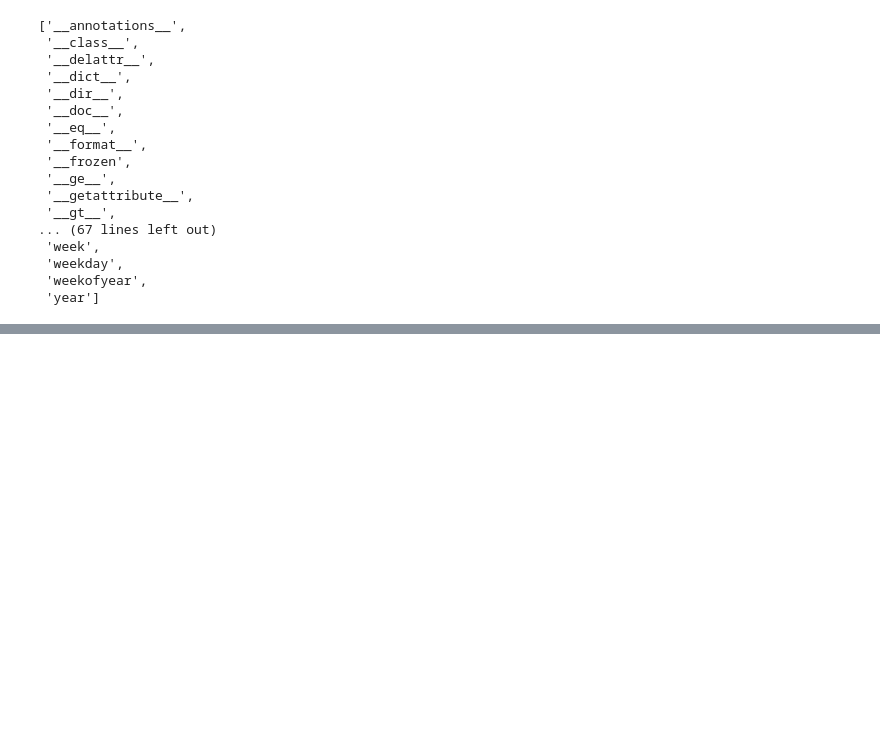
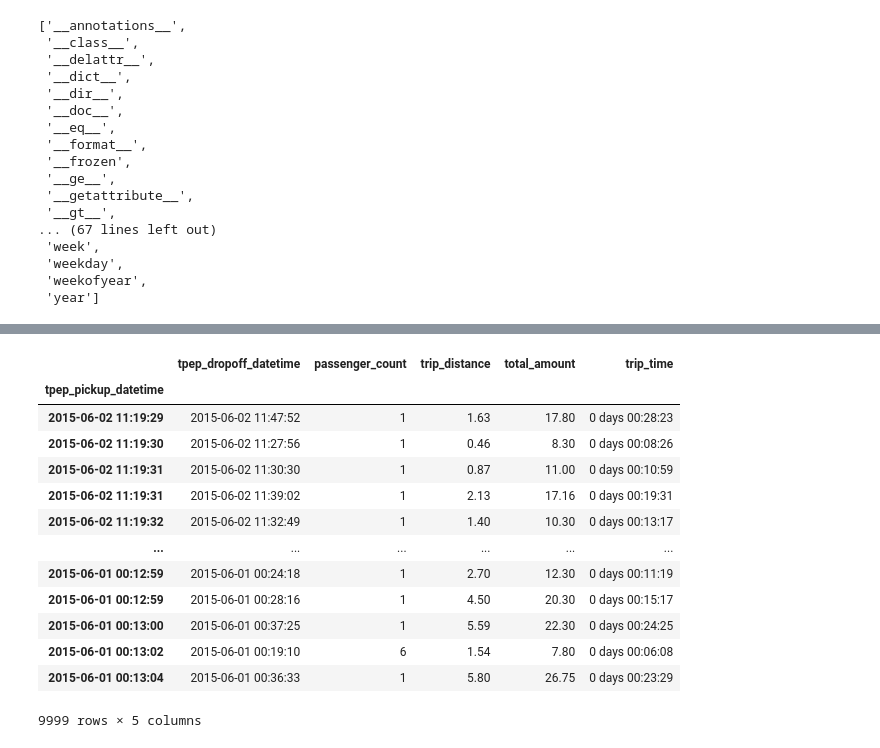
Before and after one commit to Su5rm/geekle-2021-april-9, a Jupyter notebook: Geekle - 2021-april-9.ipynb, the cells around one changed output, grey strips where cells are left out. Drawn from its saved outputs; the diff is of its cells as text; code cells hidden in the pictures; blank space fills up the shorter version.

```diff
--- a/Geekle - 2021-april-9.ipynb
+++ b/Geekle - 2021-april-9.ipynb
@@ -341,0 +351,17 @@ dir(df['tpep_dropoff_datetime'].dt)
+# %%
+df.set_index('tpep_pickup_datetime')
+# %% [output]
+|  | tpep_dropoff_datetime | passenger_count | trip_distance | total_amount | trip_time |
+| tpep_pickup_datetime |  |  |  |  |  |
+| 2015-06-02 11:19:29 | 2015-06-02 11:47:52 | 1 | 1.63 | 17.80 | 0 days 00:28:23 |
+| 2015-06-02 11:19:30 | 2015-06-02 11:27:56 | 1 | 0.46 | 8.30 | 0 days 00:08:26 |
+| 2015-06-02 11:19:31 | 2015-06-02 11:30:30 | 1 | 0.87 | 11.00 | 0 days 00:10:59 |
+| 2015-06-02 11:19:31 | 2015-06-02 11:39:02 | 1 | 2.13 | 17.16 | 0 days 00:19:31 |
+| 2015-06-02 11:19:32 | 2015-06-02 11:32:49 | 1 | 1.40 | 10.30 | 0 days 00:13:17 |
+| ... | ... | ... | ... | ... | ... |
+| 2015-06-01 00:12:59 | 2015-06-01 00:24:18 | 1 | 2.70 | 12.30 | 0 days 00:11:19 |
+| 2015-06-01 00:12:59 | 2015-06-01 00:28:16 | 1 | 4.50 | 20.30 | 0 days 00:15:17 |
+| 2015-06-01 00:13:00 | 2015-06-01 00:37:25 | 1 | 5.59 | 22.30 | 0 days 00:24:25 |
+| 2015-06-01 00:13:02 | 2015-06-01 00:19:10 | 6 | 1.54 | 7.80 | 0 days 00:06:08 |
+| 2015-06-01 00:13:04 | 2015-06-01 00:36:33 | 1 | 5.80 | 26.75 | 0 days 00:23:29 |
+9999 rows × 5 columns
```
Also changed, not shown: parts of 2 cells of this notebook.
